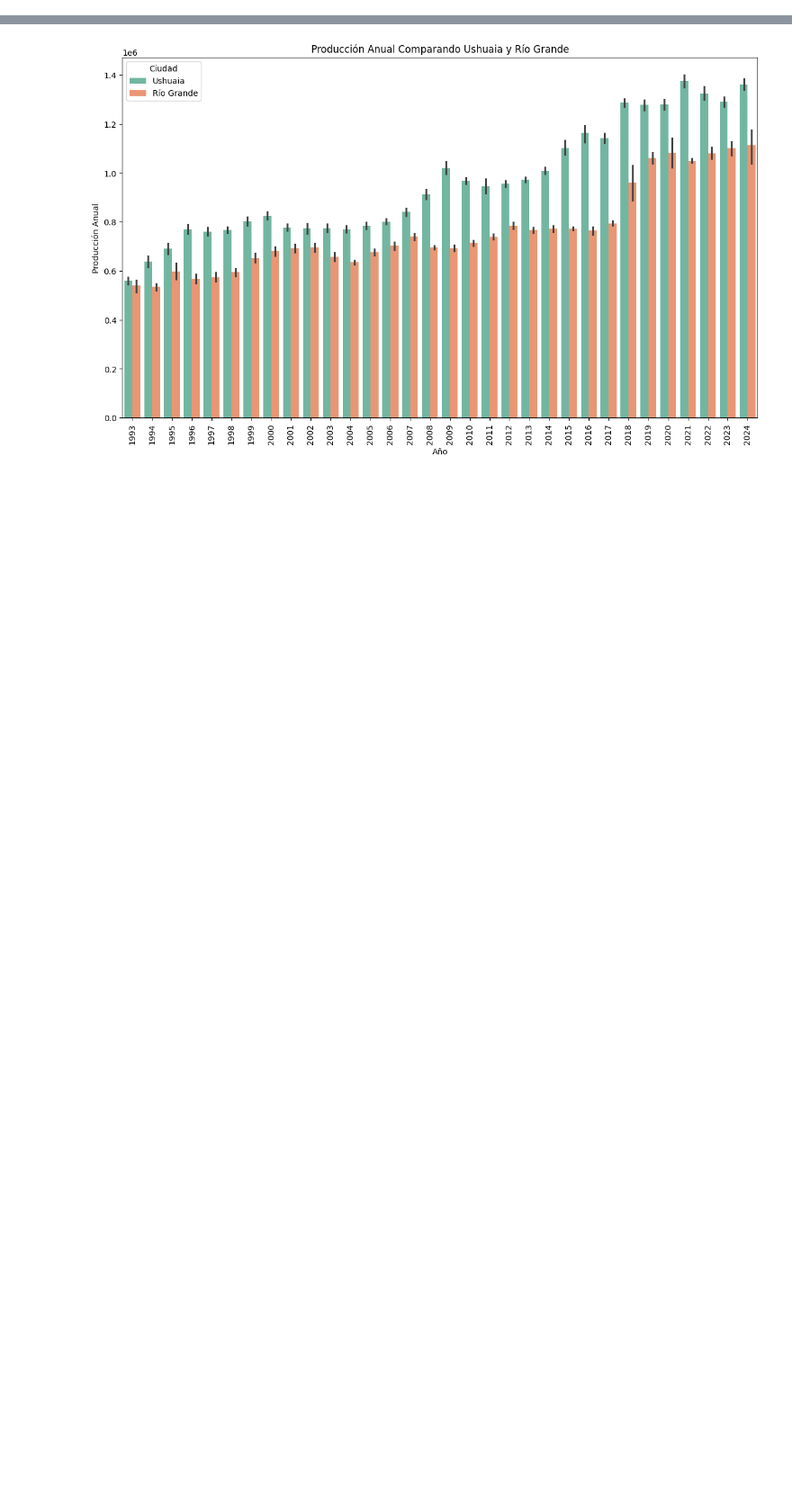
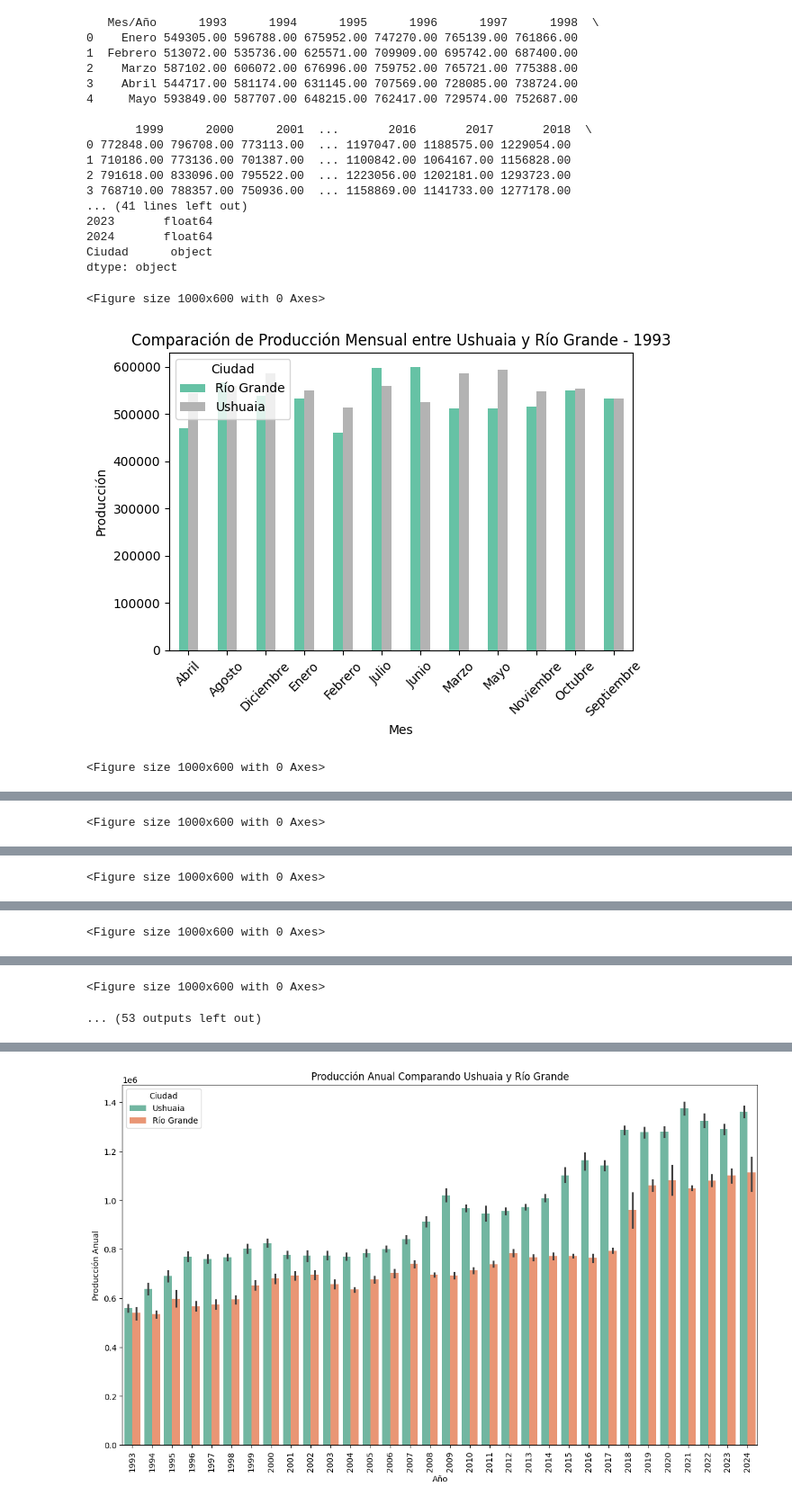
Before and after one commit to ValeriaCommatteo/aprendizaje-TP-Final, a Jupyter notebook: notebooks/proyecto_produccion_agua.ipynb, the cells around one changed output, grey strips where cells are left out. Shown at 90% size. Saved outputs shown, nothing was run; the diff lists cells and outputs as text; code cells hidden in the pictures; blank space fills up the shorter version.

```diff
--- a/notebooks/proyecto_produccion_agua.ipynb
+++ b/notebooks/proyecto_produccion_agua.ipynb
@@ -66,0 +187,63 @@ print(produccion_media_diaria_combined)
+# %%
+import matplotlib.pyplot as plt
+import seaborn as sns
+import pandas as pd
+
+# Cargar los datos (esto ya lo tienes)
+ushuaia_data = pd.read_excel('D:/Vale/Tecnicatura Cs Ds e Inteligencia Artificial/Aprendizaje Automatico/22_1_01_Agua_Potable_produccion-3.xlsx', sheet_name='Ushuaia', skiprows=2)
+rio_grande_data = pd.read_excel('D:/Vale/Tecnicatura Cs Ds e Inteligencia Artificial/Aprendizaje Automatico/22_1_01_Agua_Potable_produccion-3.xlsx', sheet_name='Rio Grande', skiprows=2)
+
+# Renombrar las columnas
+columnas = ['Mes/Año', '1993', '1994', '1995', '1996', '1997', '1998', '1999', '2000', '2001', '2002', '2003', '2004', '2005', '2006', '2007', '2008', '2009', '2010', '2011', '2012', '2013', '2014', '2015', '2016', '2017', '2018', '2019', '2020', '2021', '2022', '2023', '2024']
+ushuaia_data.columns = columnas
+rio_grande_data.columns = columnas
+
+# Añadir una columna para la ciudad
+ushuaia_data['Ciudad'] = 'Ushuaia'
+rio_grande_data['Ciudad'] = 'Río Grande'
+
+# Filtrar filas que contengan los meses y excluir 'Total anual' y 'Producción media diaria'
+meses_filas_ushuaia = ushuaia_data[ushuaia_data['Mes/Año'].isin(['Enero', 'Febrero', 'Marzo', 'Abril', 'Mayo', 'Junio', 'Julio', 'Agosto', 'Septiembre', 'Octubre', 'Noviembre', 'Diciembre'])]
+meses_filas_rio_grande = rio_grande_data[rio_grande_data['Mes/Año'].isin(['Enero', 'Febrero', 'Marzo', 'Abril', 'Mayo', 'Junio', 'Julio', 'Agosto', 'Septiembre', 'Octubre', 'Noviembre', 'Diciembre'])]
+
+# Concatenar los datos de las dos ciudades
+data_combinada_meses = pd.concat([meses_filas_ushuaia, meses_filas_rio_grande])
+
+# Verificar la estructura de los datos
+print(data_combinada_meses.head())
+print(data_combinada_meses.dtypes)
+
+# Crear un gráfico de barras agrupadas para cada año desde 1993 hasta 2024
+for year in range(1993, 2025):
+    plt.figure(figsize=(10, 6))
+    df_year = data_combinada_meses[['Mes/Año', 'Ciudad', str(year)]]
+    df_pivot = df_year.pivot(index='Mes/Año', columns='Ciudad', values=str(year))
+    df_pivot.plot(kind='bar', colormap='Set2')
+    plt.title(f'Comparación de Producción Mensual entre Ushuaia y Río Grande - {year}')
+    plt.xlabel('Mes')
+    plt.ylabel('Producción')
+    plt.xticks(rotation=45)
+    plt.legend(title='Ciudad')
+    plt.tight_layout()
+    plt.show()
+# %% [output]
+   Mes/Año      1993      1994      1995      1996      1997      1998  \
+0    Enero 549305.00 596788.00 675952.00 747270.00 765139.00 761866.00
+1  Febrero 513072.00 535736.00 625571.00 709909.00 695742.00 687400.00
+2    Marzo 587102.00 606072.00 676996.00 759752.00 765721.00 775388.00
+3    Abril 544717.00 581174.00 631145.00 707569.00 728085.00 738724.00
+4     Mayo 593849.00 587707.00 648215.00 762417.00 729574.00 752687.00
+
+       1999      2000      2001  ...       2016       2017       2018  \
+0 772848.00 796708.00 773113.00  ... 1197047.00 1188575.00 1229054.00
+1 710186.00 773136.00 701387.00  ... 1100842.00 1064167.00 1156828.00
+2 791618.00 833096.00 795522.00  ... 1223056.00 1202181.00 1293723.00
+3 768710.00 788357.00 750936.00  ... 1158869.00 1141733.00 1277178.00
+... (41 lines left out)
+2023       float64
+2024       float64
+Ciudad      object
+dtype: object
+<Figure size 1000x600 with 0 Axes>
+[figure, added]
+<Figure size 1000x600 with 0 Axes>
@@ -66,0 +251 @@ print(produccion_media_diaria_combined)
+<Figure size 1000x600 with 0 Axes>
@@ -66,0 +253 @@ print(produccion_media_diaria_combined)
+<Figure size 1000x600 with 0 Axes>
@@ -66,0 +255 @@ print(produccion_media_diaria_combined)
+<Figure size 1000x600 with 0 Axes>
@@ -66,0 +257,2 @@ print(produccion_media_diaria_combined)
+<Figure size 1000x600 with 0 Axes>
+... (53 outputs left out)
```
Also changed, not shown: parts of 26 cells of this notebook.
